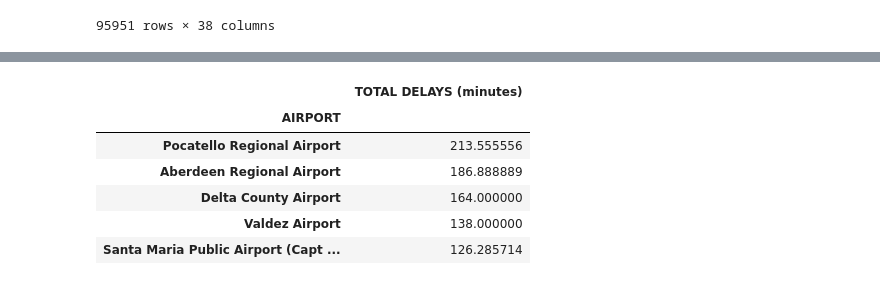
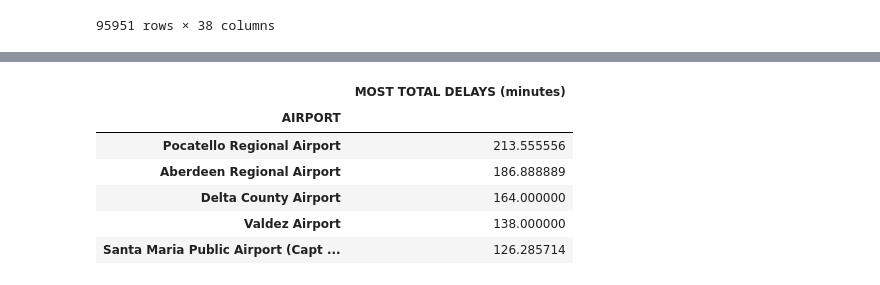
Before and after one commit to mmonary/Git_Er_Done_New, a Jupyter notebook: mam_project_.ipynb, the cells around one changed output, grey strips where cells are left out. Cells and saved outputs as stored; diff of their text form; code cells hidden in the pictures.

```diff
--- a/mam_project_.ipynb
+++ b/mam_project_.ipynb
@@ -129,7 +129,7 @@ flights_delay_averages = pd.DataFrame({
 # Create a df for the sum of the delays by each individual airport
 
 delay_sums = flights_delay_averages.groupby('AIRPORT')[['Airline Delay AVG', 'Air System Delay AVG', 'Security Delay AVG', 'Late Aircraft Delay AVG', 'Weather Delay AVG']].sum()
-delay_sums['TOTAL DELAYS (minutes)'] = delay_sums[['Airline Delay AVG', 'Air System Delay AVG', 'Security Delay AVG', 'Late Aircraft Delay AVG', 'Weather Delay AVG']].sum(axis=1)
-delay_sums_df = pd.DataFrame(delay_sums ['TOTAL DELAYS (minutes)'])
+delay_sums['MOST TOTAL DELAYS (minutes)'] = delay_sums[['Airline Delay AVG', 'Air System Delay AVG', 'Security Delay AVG', 'Late Aircraft Delay AVG', 'Weather Delay AVG']].sum(axis=1)
+delay_sums_df = pd.DataFrame(delay_sums ['MOST TOTAL DELAYS (minutes)'])
 delay_sums_df
 # %% [output]
@@ -150,7 +238,8 @@ delay_sums_df
 # %%
-delay_sums_df.sort_values(by = "TOTAL DELAYS (minutes)", axis=0,ascending=False).head(5)
+# top 5 airports with most delays
+delay_sums_df.sort_values(by = "MOST TOTAL DELAYS (minutes)", axis=0,ascending=False).head(5)
 # %% [output]
-|  | TOTAL DELAYS (minutes) |
+|  | MOST TOTAL DELAYS (minutes) |
 | AIRPORT |  |
 | Pocatello Regional Airport | 213.555556 |
 | Aberdeen Regional Airport | 186.888889 |
```
Also changed, not shown: parts of 10 cells of this notebook.
